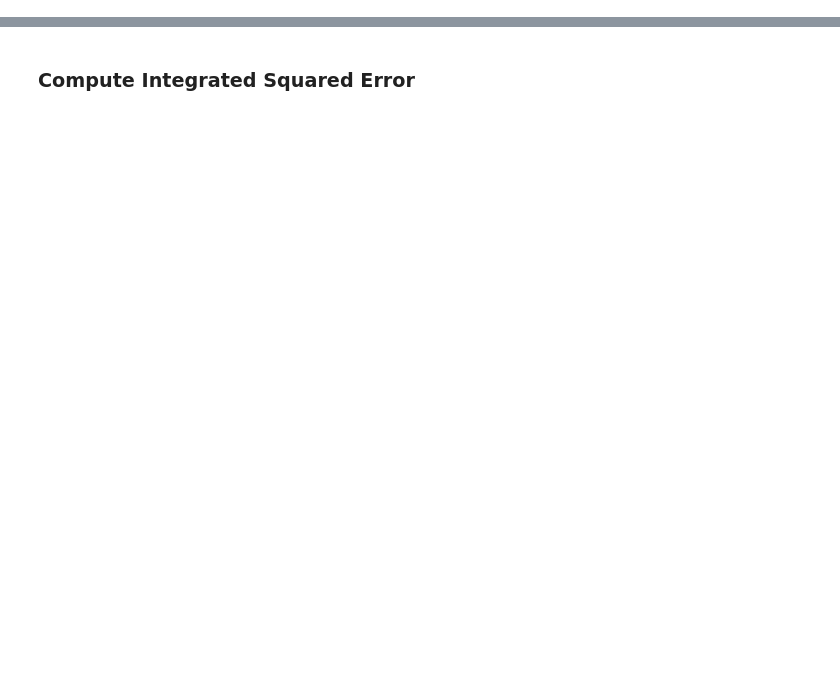
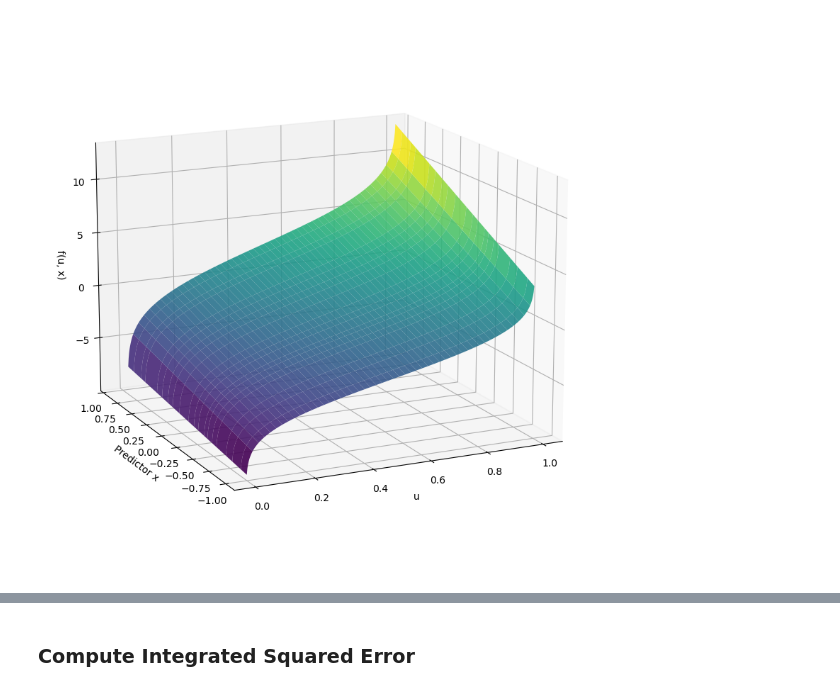
Before and after one commit to mirkimirk/thesis_frechet_fda, a Jupyter notebook: src/frechet_fda/simulation_and_frechet_method.ipynb, the cells around one changed output, grey strips where cells are left out. Cells and saved outputs as stored; diff of their text form; code cells hidden in the pictures; blank space fills up the shorter version.

```diff
--- a/src/frechet_fda/simulation_and_frechet_method.ipynb
+++ b/src/frechet_fda/simulation_and_frechet_method.ipynb
@@ -130,3 +91,5 @@ estimates = [estimate.drop_inf() for estimate in estimates]
+# %%
+estimates = solve_frechet_qp(x_grid, predictor_vals, qfs)
 # %%
 for func in estimates[:5]:
     plt.plot(func.x, func.y)
@@ -133,23 +98,25 @@ for func in estimates[:5]:
 # %%
 # Initialize a 2D array to hold f(u, x) values
-z_values = np.zeros((len(x_grid), len(func.x)))
+z_values = np.zeros((len(x_grid), len(estimates[0].x)))
 
 # Populate the array with estimates
 for i, func in enumerate(estimates):
     z_values[i] = func.y
 
 # Create the 3D surface plot
-X, Y = np.meshgrid(func.x, x_grid)
+X, Y = np.meshgrid(estimates[0].x, x_grid)
 
 fig = plt.figure(figsize=(12, 8))
 ax = fig.add_subplot(111, projection="3d")
-ax.plot_surface(X, Y, z_values, cmap="viridis")
+ax.plot_surface(X, Y, z_values, cmap="viridis", alpha=0.9)
 
 # Adjust the viewing angle for better visibility
-ax.view_init(elev=15, azim=255)
+ax.view_init(elev=15, azim=245)
 
 ax.set_xlabel("u")
 ax.set_ylabel("Predictor x")
 ax.set_zlabel("f(u, x)", rotation=0)
 plt.tight_layout()
 plt.show()
+# %% [output]
+[figure, added]
```
Also changed, not shown: parts of 31 cells of this notebook, 2 other files.
